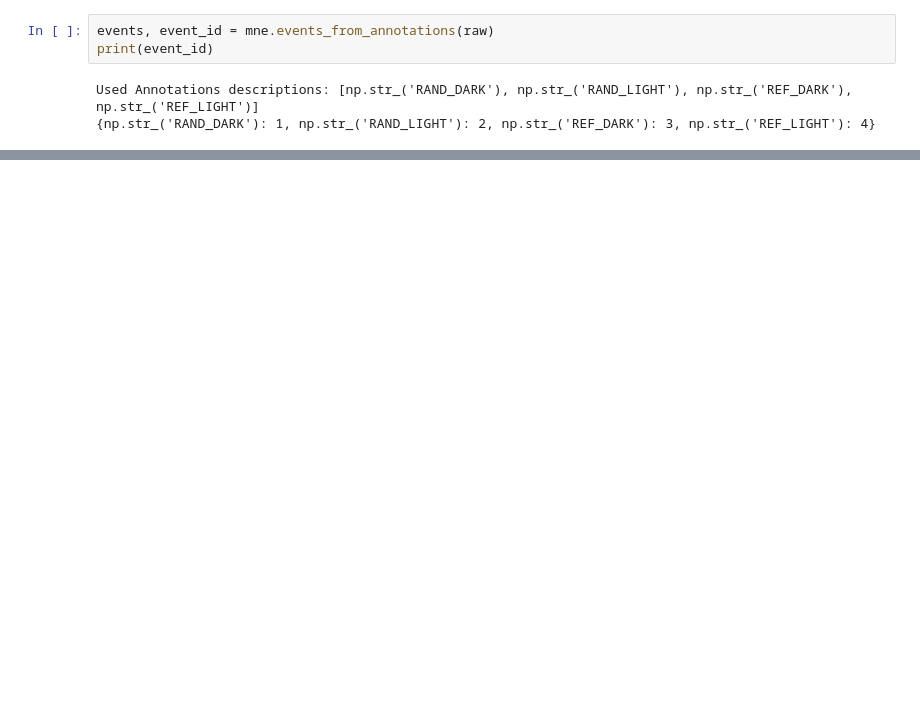
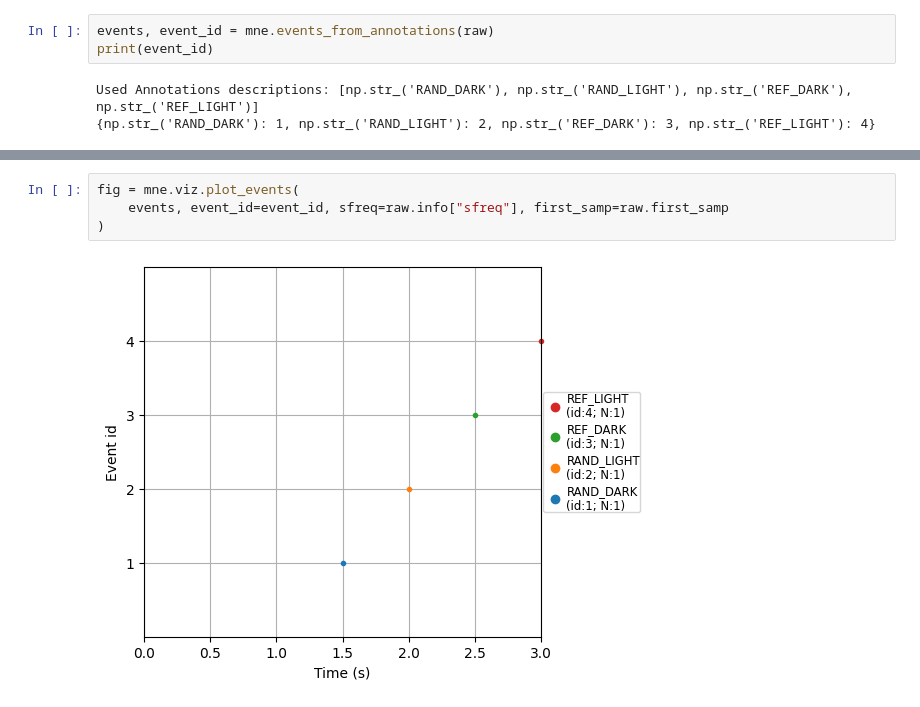
Before and after one commit to 0lisaaaa2/EEG_Project, a Jupyter notebook: milestone2.ipynb, the cells around one changed output, grey strips where cells are left out. Drawn from its saved outputs; the diff is of its cells as text; blank space fills up the shorter version.

```diff
--- a/milestone2.ipynb
+++ b/milestone2.ipynb
@@ -108,0 +98,6 @@ raw.plot(events=events, block=True, scalings='auto', duration=5, n_channels=32)
+# %%
+fig = mne.viz.plot_events(
+    events, event_id=event_id, sfreq=raw.info["sfreq"], first_samp=raw.first_samp
+)
+# %% [output]
+[figure, added]
```
Also changed, not shown: parts of 9 cells of this notebook, 1 other file.
